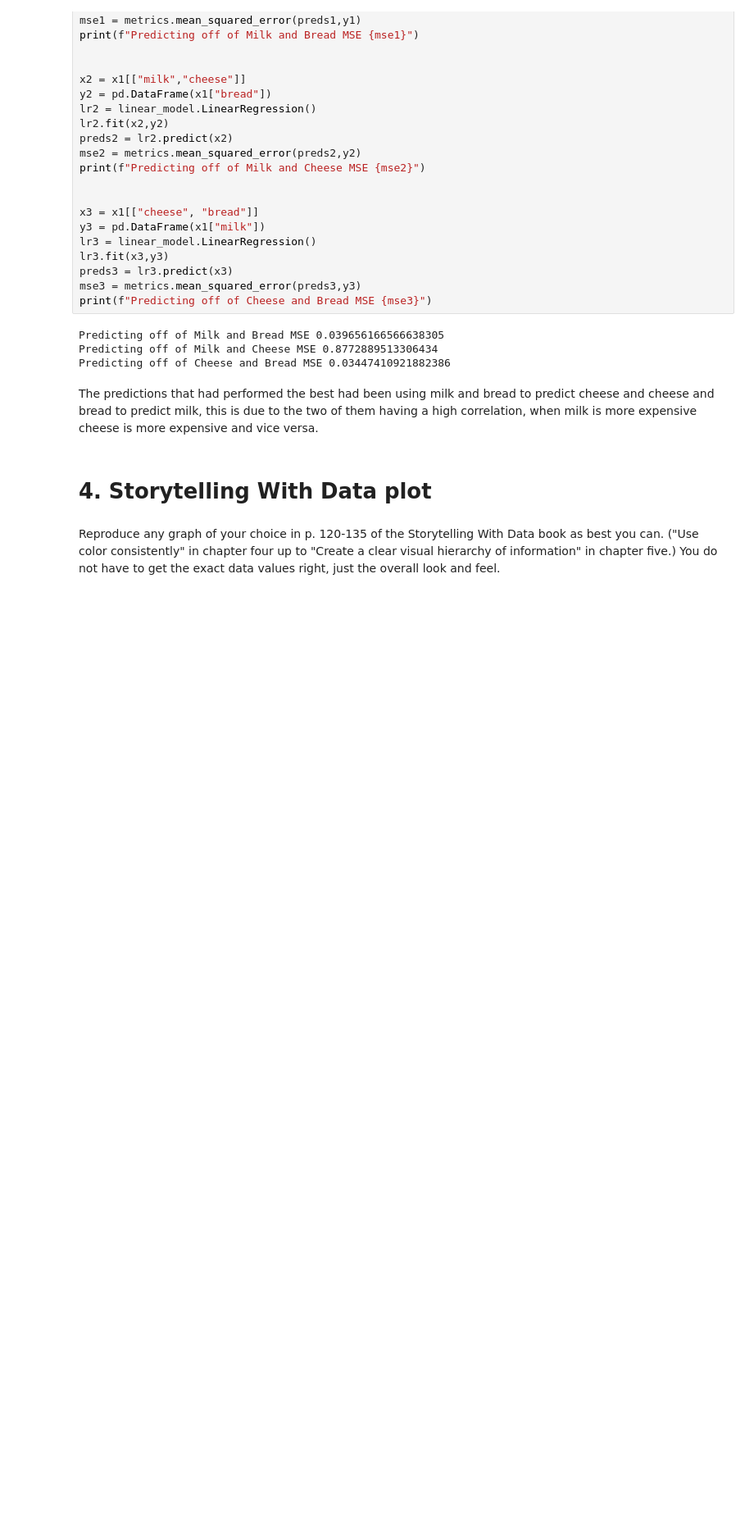
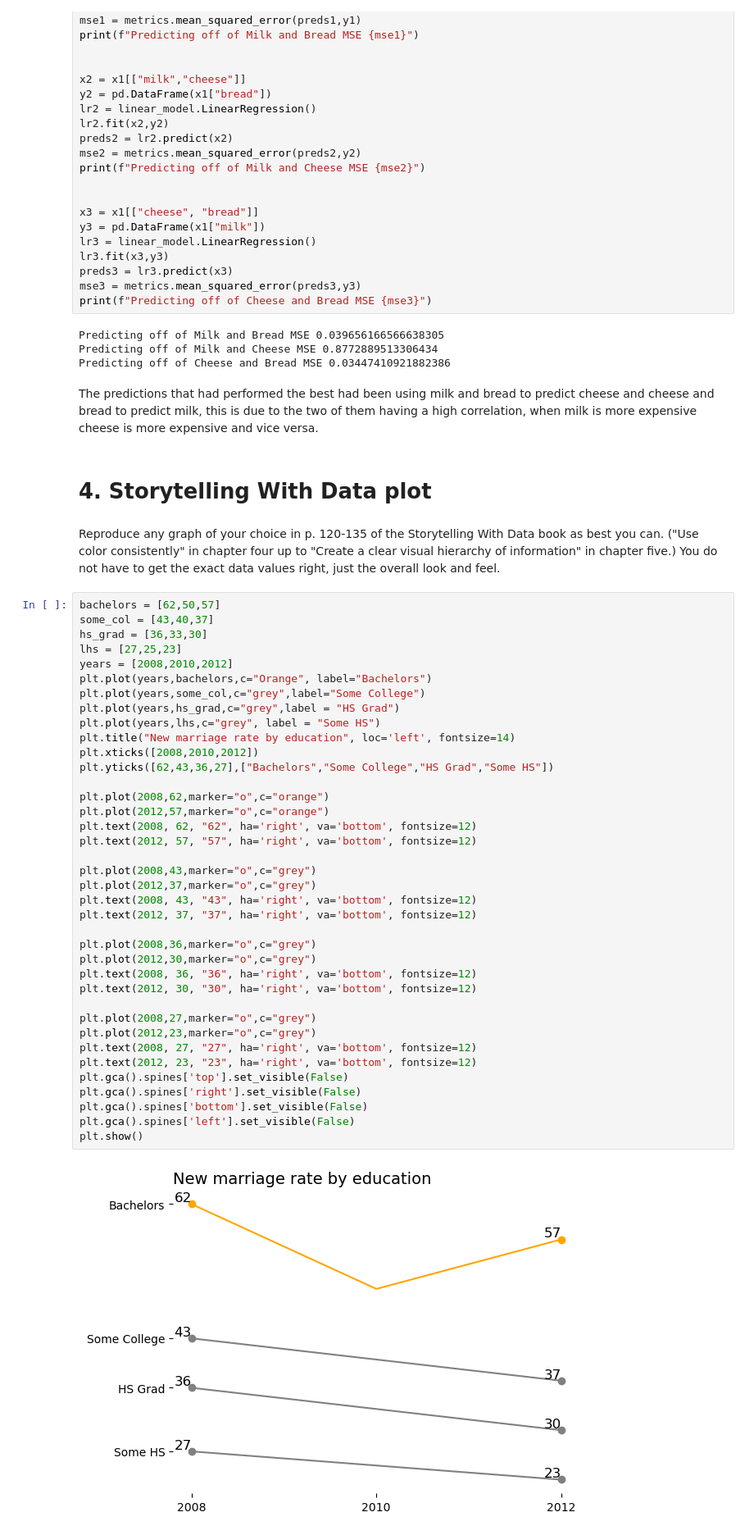
Before and after one commit to joe-bene/AiForLeaders, a Jupyter notebook: Week8.ipynb, the cells around one changed output. Shown at 82% size. Cells and saved outputs as stored; diff of their text form; blank space fills up the shorter version.

```diff
--- a/Week8.ipynb
+++ b/Week8.ipynb
@@ -342,3 +343,43 @@ The predictions that had performed the best had been using milk and bread to pre
 # 4. Storytelling With Data plot
 # %% [markdown]
 Reproduce any graph of your choice in p. 120-135 of the Storytelling With Data book as best you can.  ("Use color consistently" in chapter four up to "Create a clear visual hierarchy of information" in chapter five.)    You do not have to get the exact data values right, just the overall look and feel.
+# %%
+bachelors = [62,50,57]
+some_col = [43,40,37]
+hs_grad = [36,33,30]
+lhs = [27,25,23]
+years = [2008,2010,2012]
+plt.plot(years,bachelors,c="Orange", label="Bachelors")
+plt.plot(years,some_col,c="grey",label="Some College")
+plt.plot(years,hs_grad,c="grey",label = "HS Grad")
+plt.plot(years,lhs,c="grey", label = "Some HS")
+plt.title("New marriage rate by education", loc='left', fontsize=14)
+plt.xticks([2008,2010,2012])
+plt.yticks([62,43,36,27],["Bachelors","Some College","HS Grad","Some HS"])
+
+plt.plot(2008,62,marker="o",c="orange")
+plt.plot(2012,57,marker="o",c="orange")
+plt.text(2008, 62, "62", ha='right', va='bottom', fontsize=12)
+plt.text(2012, 57, "57", ha='right', va='bottom', fontsize=12)
+
+plt.plot(2008,43,marker="o",c="grey")
+plt.plot(2012,37,marker="o",c="grey")
+plt.text(2008, 43, "43", ha='right', va='bottom', fontsize=12)
+plt.text(2012, 37, "37", ha='right', va='bottom', fontsize=12)
+
+plt.plot(2008,36,marker="o",c="grey")
+plt.plot(2012,30,marker="o",c="grey")
+plt.text(2008, 36, "36", ha='right', va='bottom', fontsize=12)
+plt.text(2012, 30, "30", ha='right', va='bottom', fontsize=12)
+
+plt.plot(2008,27,marker="o",c="grey")
+plt.plot(2012,23,marker="o",c="grey")
+plt.text(2008, 27, "27", ha='right', va='bottom', fontsize=12)
+plt.text(2012, 23, "23", ha='right', va='bottom', fontsize=12)
+plt.gca().spines['top'].set_visible(False)
+plt.gca().spines['right'].set_visible(False)
+plt.gca().spines['bottom'].set_visible(False)
+plt.gca().spines['left'].set_visible(False)
+plt.show()
+# %% [output]
+[figure, added]
```
Also changed, not shown: parts of 1 cell of this notebook.
